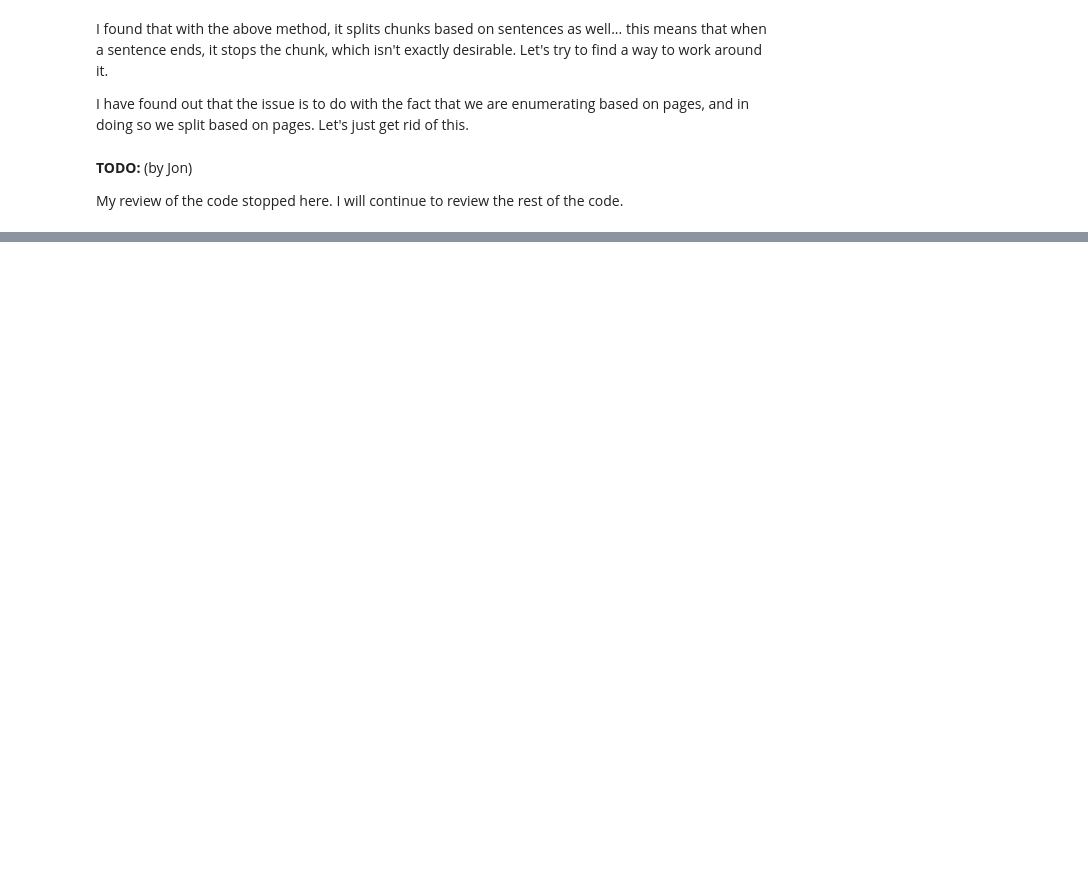
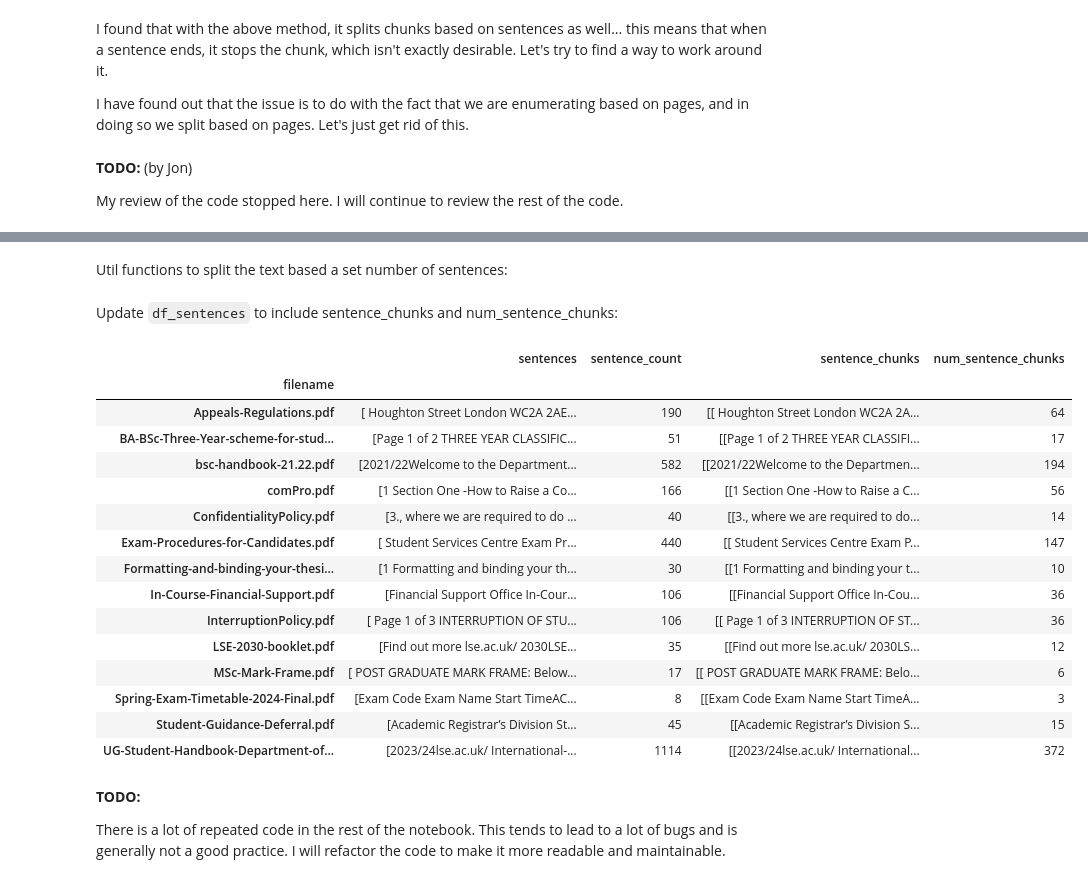
Before and after one commit to LSE-DSI/chat-lse, a Jupyter notebook: notebooks/experiments/NB04 - Explore SentenceSplitter.ipynb, the cells around one changed output, grey strips where cells are left out. Drawn from its saved outputs; the diff is of its cells as text; code cells hidden in the pictures; blank space fills up the shorter version.

Commit message:
Keep things in pandas dataframes to remove repetition of code and proliferation of variables

```diff
--- a/notebooks/experiments/NB04 - Explore SentenceSplitter.ipynb
+++ b/notebooks/experiments/NB04 - Explore SentenceSplitter.ipynb
@@ -306,39 +323,22 @@ My review of the code stopped here. I will continue to review the rest of the co
 # %%
-from spacy.lang.en import English # see https://spacy.io/usage for install instructions
-
-nlp = English()
-
-# Add a sentencizer pipeline, see https://spacy.io/api/sentencizer/
-nlp.add_pipe("sentencizer")
-
-# Create a document instance as an example
-doc = nlp("This is a sentence. This another sentence.")
-assert len(list(doc.sents)) == 2
-
-# Access the sentences of the document
-print(list(doc.sents))
-
-import tqdm
-import spacy
-
-# Load the spaCy language model
-
 # Initialize a dictionary to store results
 results = {}
 
 # Process each text in the list with its index
-for index, text in enumerate(tqdm.tqdm(cleaned_texts)):
+for filename, row in tqdm(df_docs[['cleaned_text']].iterrows(), total=len(df_docs)):
     # Analyze the text with spaCy to get sentences
-    doc = nlp(text)
+    doc = nlp(row["cleaned_text"])
     sentences = list(doc.sents)
 
     # Convert all Sentence objects to strings
     sentences = [str(sentence) for sentence in sentences]
 
     # Use the index as the key for each document's results
-    results[f"document_{index}"] = {
+    results[filename] = {
         "sentences": sentences,
         "sentence_count": len(sentences)
     }
 
-results
+df_sentences = pd.DataFrame(results).T
+df_sentences.index.name = "filename"
+df_sentences
@@ -345 +362,3 @@ results
+# %% [markdown]
+Util functions to split the text based a set number of sentences:
 # %%
@@ -379,3 +378,33 @@ for item in tqdm.tqdm(dict_cleaned_texts):
+# %% [markdown]
+Update `df_sentences` to include sentence_chunks and num_sentence_chunks:
+# %%
+df_sentences = df_sentences.assign(
+    sentence_chunks=df_sentences["sentences"].progress_apply(
+        lambda x: split_list(x, num_sentence_chunk_size)
+    ),
+    num_sentence_chunks=lambda x: x["sentence_chunks"].apply(len)
+)
+# %% [output]
+|  | sentences | sentence_count | sentence_chunks | num_sentence_chunks |
+| filename |  |  |  |  |
+| Appeals-Regulations.pdf | [ Houghton Street London WC2A 2AE... | 190 | [[ Houghton Street London WC2A 2A... | 64 |
+| BA-BSc-Three-Year-scheme-for-stud... | [Page 1 of 2 THREE YEAR CLASSIFIC... | 51 | [[Page 1 of 2 THREE YEAR CLASSIFI... | 17 |
+| bsc-handbook-21.22.pdf | [2021/22Welcome to the Department... | 582 | [[2021/22Welcome to the Departmen... | 194 |
+| comPro.pdf | [1 Section One -How to Raise a Co... | 166 | [[1 Section One -How to Raise a C... | 56 |
+| ConfidentialityPolicy.pdf | [3., where we are required to do ... | 40 | [[3., where we are required to do... | 14 |
+| Exam-Procedures-for-Candidates.pdf | [ Student Services Centre Exam Pr... | 440 | [[ Student Services Centre Exam P... | 147 |
+| Formatting-and-binding-your-thesi... | [1 Formatting and binding your th... | 30 | [[1 Formatting and binding your t... | 10 |
+| In-Course-Financial-Support.pdf | [Financial Support Office In-Cour... | 106 | [[Financial Support Office In-Cou... | 36 |
+| InterruptionPolicy.pdf | [ Page 1 of 3 INTERRUPTION OF STU... | 106 | [[ Page 1 of 3 INTERRUPTION OF ST... | 36 |
+| LSE-2030-booklet.pdf | [Find out more lse.ac.uk/ 2030LSE... | 35 | [[Find out more lse.ac.uk/ 2030LS... | 12 |
+| MSc-Mark-Frame.pdf | [ POST GRADUATE MARK FRAME: Below... | 17 | [[ POST GRADUATE MARK FRAME: Belo... | 6 |
+| Spring-Exam-Timetable-2024-Final.pdf | [Exam Code Exam Name Start TimeAC... | 8 | [[Exam Code Exam Name Start TimeA... | 3 |
+| Student-Guidance-Deferral.pdf | [Academic Registrar’s Division St... | 45 | [[Academic Registrar’s Division S... | 15 |
+| UG-Student-Handbook-Department-of... | [2023/24lse.ac.uk/ International-... | 1114 | [[2023/24lse.ac.uk/ International... | 372 |
+# %% [markdown]
+**TODO:**
+
+There is a lot of repeated code in the rest of the notebook. This tends to lead to a lot of bugs and is generally not a good practice. I will refactor the code to make it more readable and maintainable.
 # %%
 for item in dict_cleaned_texts:
     # Convert each list of sentences in sentence_chunks to a single concatenated string
```
Also changed, not shown: parts of 9 cells of this notebook.
